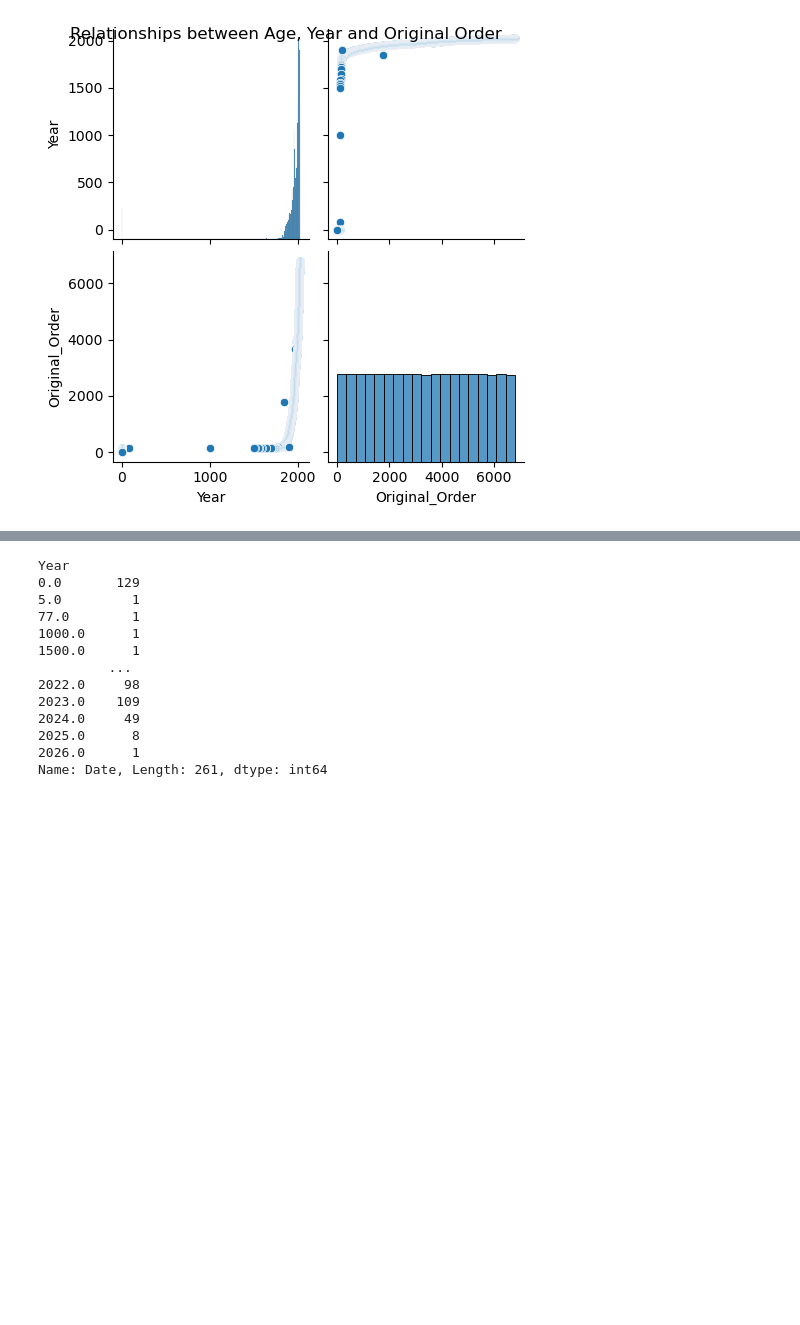
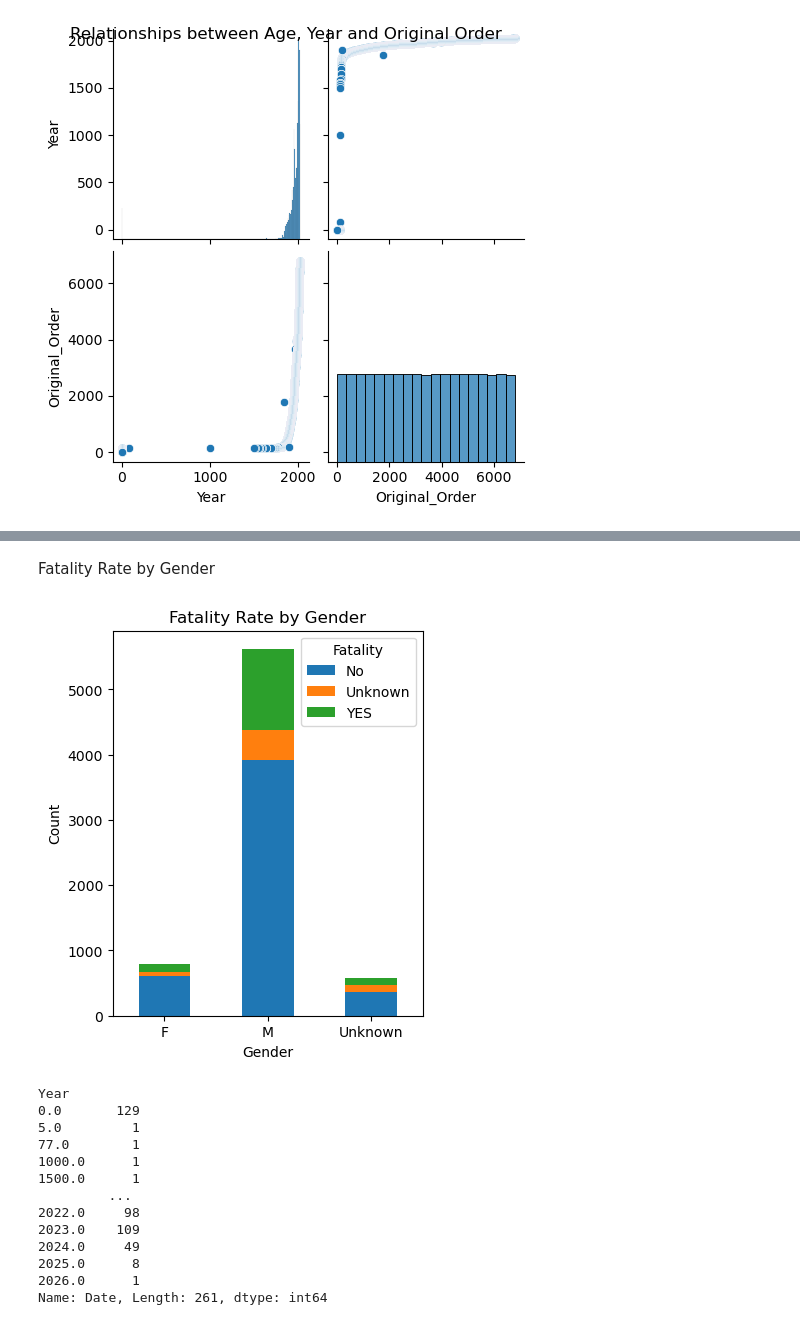
Before and after one commit to SheryllD/shark_attacks_project, a Jupyter notebook: Shark_Tale_Main.ipynb, the cells around one changed output, grey strips where cells are left out. Drawn from its saved outputs; the diff is of its cells as text; code cells hidden in the pictures; blank space fills up the shorter version.

```diff
--- a/Shark_Tale_Main.ipynb
+++ b/Shark_Tale_Main.ipynb
@@ -721,3 +1004,20 @@ df['Fatal'].value_counts(dropna=False)
+# %% [markdown]
+Fatality Rate by Gender
+# %%
+# Group by gender and Fatality Rate
+gender_fatal_counts = df.groupby(["Gender", "Fatal"]).size().unstack()
+
+# Plot Stacked Bar Chart
+gender_fatal_counts.plot(kind="bar", stacked=True, figsize=(4, 5))
+
+plt.xlabel("Gender")
+plt.ylabel("Count")
+plt.title("Fatality Rate by Gender")
+plt.legend(title="Fatality", labels=gender_fatal_counts.columns)
+plt.xticks(rotation=0)
+plt.show()
+# %% [output]
+[figure, added]
 # %%
 df_count = df.groupby("Year")["Date"].count()
 df_count
```
Also changed, not shown: parts of 28 cells of this notebook.
